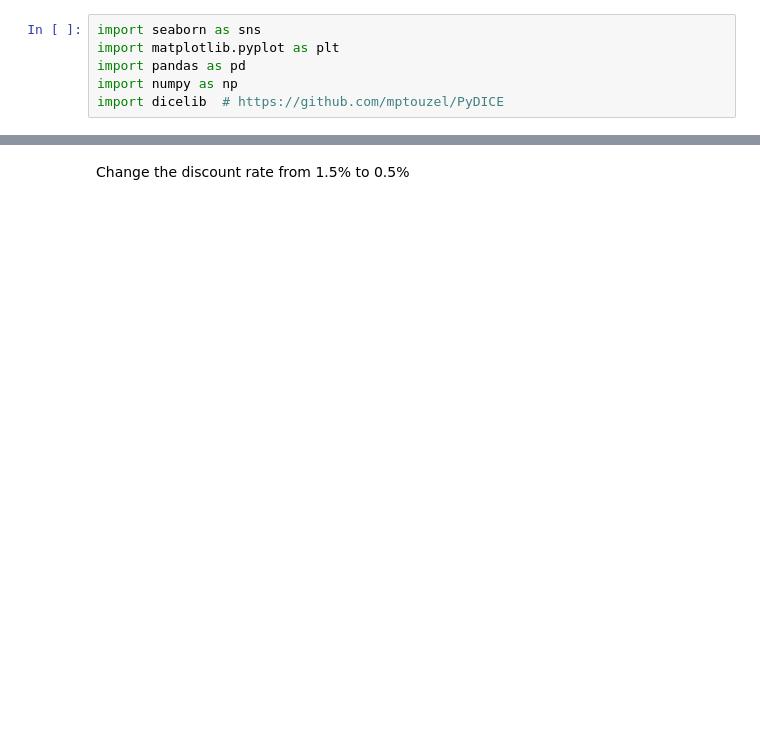
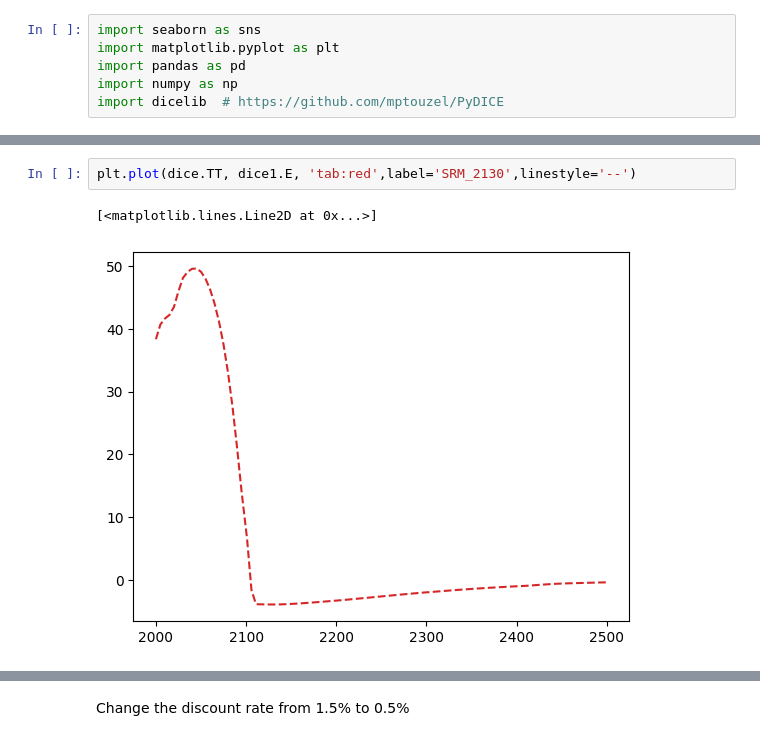
Before and after one commit to benmsanderson/PyDICE, a Jupyter notebook: newdice.ipynb, the cells around one changed output, grey strips where cells are left out. Saved outputs shown, nothing was run; the diff lists cells and outputs as text; blank space fills up the shorter version.

```diff
--- a/newdice.ipynb
+++ b/newdice.ipynb
@@ -35,0 +85,5 @@ Optimization terminated successfully    (Exit mode 0)
+# %%
+plt.plot(dice.TT, dice1.E, 'tab:red',label='SRM_2130',linestyle='--')
+# %% [output]
+[<matplotlib.lines.Line2D at 0x...>]
+[figure, added]
```
Also changed, not shown: parts of 21 cells of this notebook, 1 other file.
